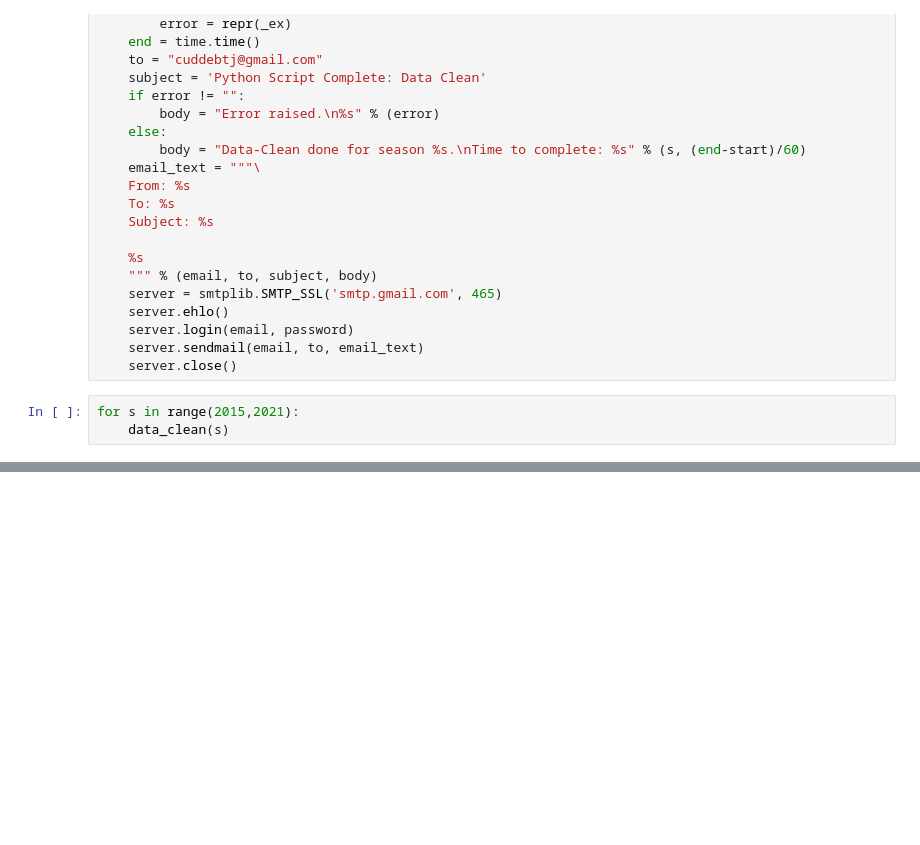
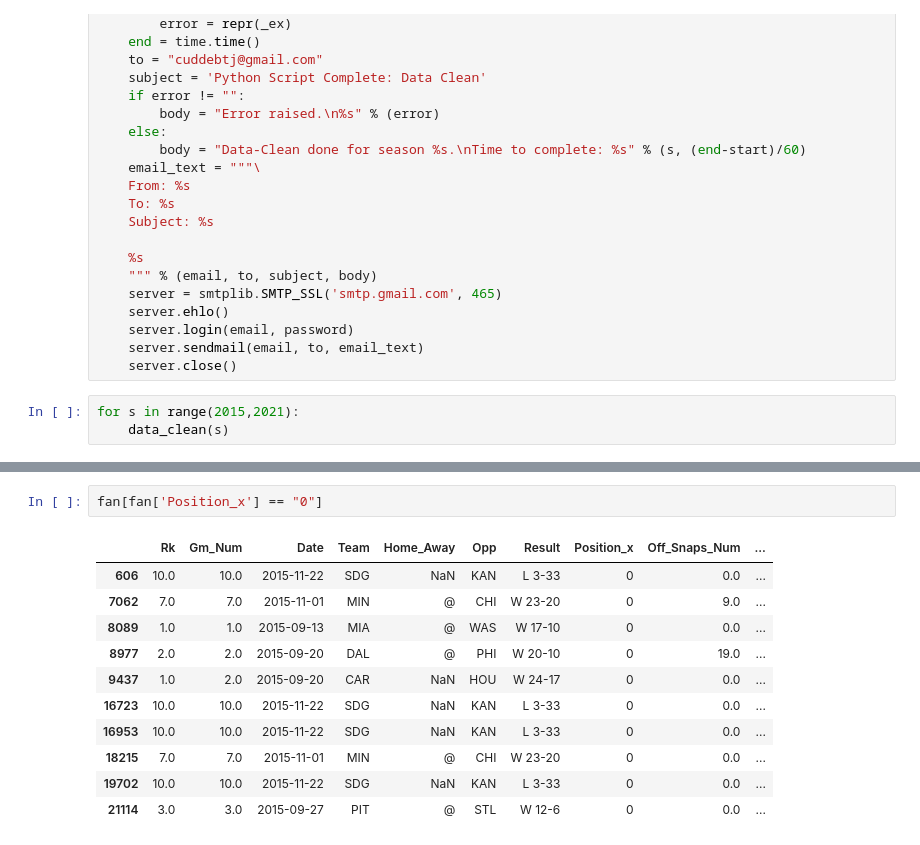
Before and after one commit to cuddebtj/NFLInjuryTwitter, a Jupyter notebook: Fantasy-Sidelines/data-clean.ipynb, the cells around one changed output, grey strips where cells are left out. Drawn from its saved outputs; the diff is of its cells as text; blank space fills up the shorter version.

```diff
--- a/Fantasy-Sidelines/data-clean.ipynb
+++ b/Fantasy-Sidelines/data-clean.ipynb
@@ -406,0 +508,14 @@ for s in range(2015,2021):
+# %%
+fan[fan['Position_x'] == "0"]
+# %% [output]
+|  | Rk | Gm_Num | Date | Team | Home_Away | Opp | Result | Position_x | Off_Snaps_Num | ... |
+| 606 | 10.0 | 10.0 | 2015-11-22 | SDG | NaN | KAN | L 3-33 | 0 | 0.0 | ... |
+| 7062 | 7.0 | 7.0 | 2015-11-01 | MIN | @ | CHI | W 23-20 | 0 | 9.0 | ... |
+| 8089 | 1.0 | 1.0 | 2015-09-13 | MIA | @ | WAS | W 17-10 | 0 | 0.0 | ... |
+| 8977 | 2.0 | 2.0 | 2015-09-20 | DAL | @ | PHI | W 20-10 | 0 | 19.0 | ... |
+| 9437 | 1.0 | 2.0 | 2015-09-20 | CAR | NaN | HOU | W 24-17 | 0 | 0.0 | ... |
+| 16723 | 10.0 | 10.0 | 2015-11-22 | SDG | NaN | KAN | L 3-33 | 0 | 0.0 | ... |
+| 16953 | 10.0 | 10.0 | 2015-11-22 | SDG | NaN | KAN | L 3-33 | 0 | 0.0 | ... |
+| 18215 | 7.0 | 7.0 | 2015-11-01 | MIN | @ | CHI | W 23-20 | 0 | 0.0 | ... |
+| 19702 | 10.0 | 10.0 | 2015-11-22 | SDG | NaN | KAN | L 3-33 | 0 | 0.0 | ... |
+| 21114 | 3.0 | 3.0 | 2015-09-27 | PIT | @ | STL | W 12-6 | 0 | 0.0 | ... |
```
Also changed, not shown: parts of 5 cells of this notebook, 1 other file.
